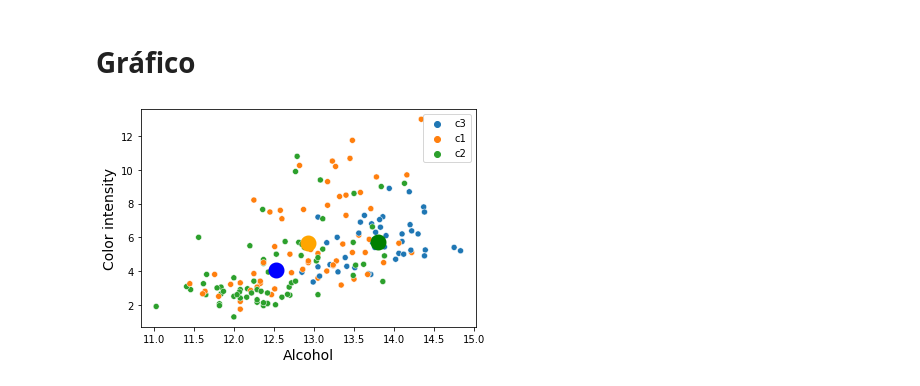
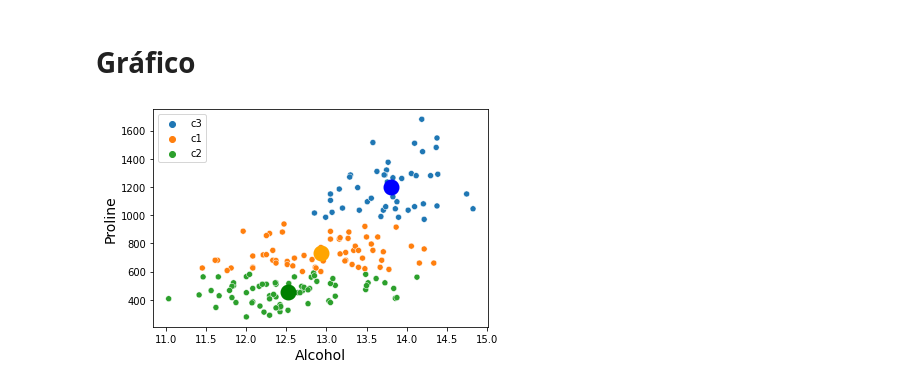
Before and after one commit to juliatauane/machine_learning, a Jupyter notebook: winedataset_k_means.ipynb, the cells around one changed output. Drawn from its saved outputs; the diff is of its cells as text; code cells hidden in the pictures.

```diff
--- a/winedataset_k_means.ipynb
+++ b/winedataset_k_means.ipynb
@@ -66,3 +65,7 @@ centroide = [[2, 12.99,	2.34,	2.37,	19.52,	99.59,	2.29,	2.02,	0.36,	1.58,	5.05,
+# %%
+centroide = [[1.9,	13.0,	2.3,	2.4,	19.5,	99.6,	2.3,	2.0,	0.4,	1.6,	5.1,	1.0,	2.6,	745.1],
+          [1.0,	11.0,	0.7,	1.4,	10.6,	70.0,	1.0,	0.3,	0.1, 0.4,	1.3,	0.5,	1.3,	278.0],
+          [3.0,	14.8,	5.8,	3.2,	30.0,	162.0,	3.9,	5.1,	0.7,	3.6,	13.0,	1.7,	4.0,	1680.0]]
 # %% [markdown]
 # **Distância Euclidiana**
 
@@ -198,13 +198,14 @@ Números de Iterações: 251
 # %% [markdown]
  # **Gráfico**
 # %%
-#"Alcohol": coluna 1 x "Color intensity": coluna 10
+#"Alcohol": coluna 1 x "Proline": coluna 13
 plt.xlabel("Alcohol", fontsize=14)
-plt.ylabel("Color intensity", fontsize=14)
-sns.scatterplot(X.loc[:,1],X.loc[:,10],hue=cluster)
+plt.ylabel("Proline", fontsize=14)
+sns.scatterplot(X.loc[:,1],X.loc[:,13],hue=cluster)
+
 #Plot centers
-plt.scatter(centroide2[0][1],centroide2[0][10],  marker="o", color= 'orange', s=120, linewidths=5)
-plt.scatter(centroide2[1][1],centroide2[1][10], marker="o", color= 'blue', s=120, linewidths=5)
-plt.scatter(centroide2[2][1],centroide2[2][10], marker="o", color= 'green', s=120, linewidths=5);
+plt.scatter(centroide2[0][1],centroide2[0][13],  marker="o", color= 'orange', s=120, linewidths=5)
+plt.scatter(centroide2[1][1],centroide2[1][13], marker="o", color= 'green', s=120, linewidths=5)
+plt.scatter(centroide2[2][1],centroide2[2][13], marker="o", color= 'blue', s=120, linewidths=5);
 # %% [output]
-[figure, old version]
+[figure, new version]
```
Also changed, not shown: parts of 4 cells of this notebook.
